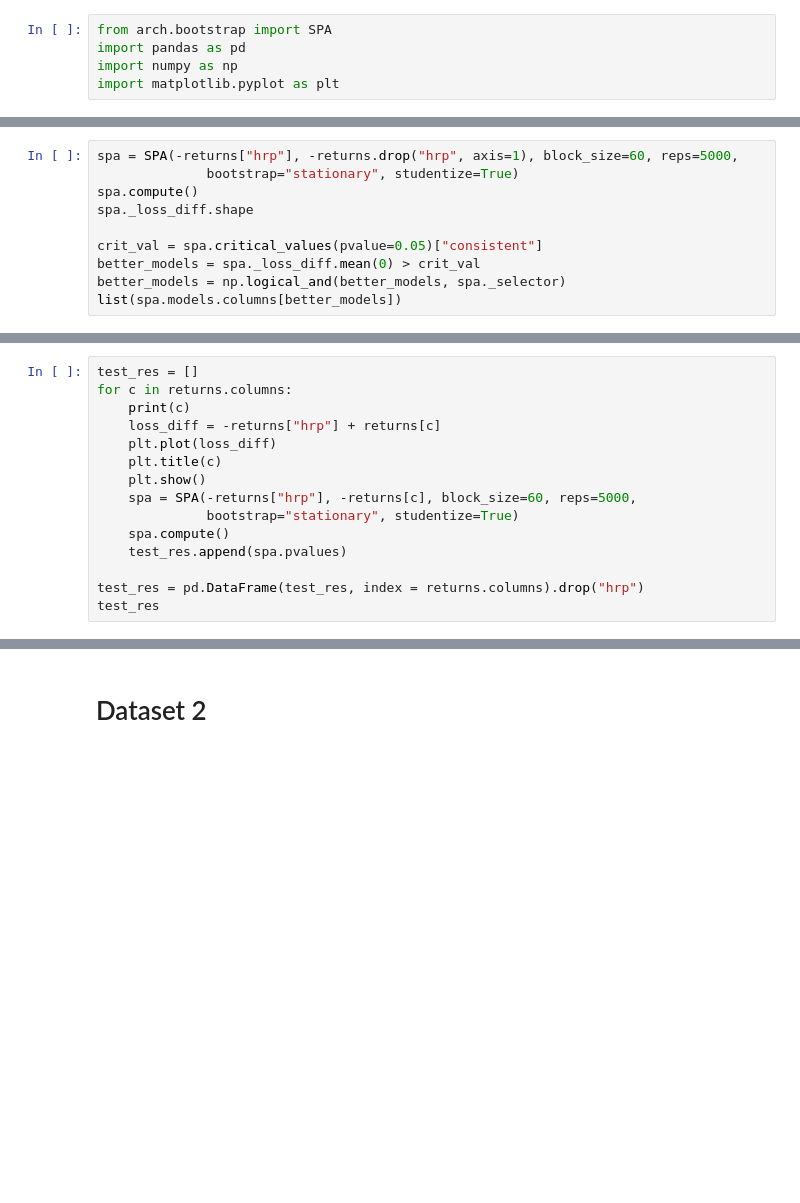
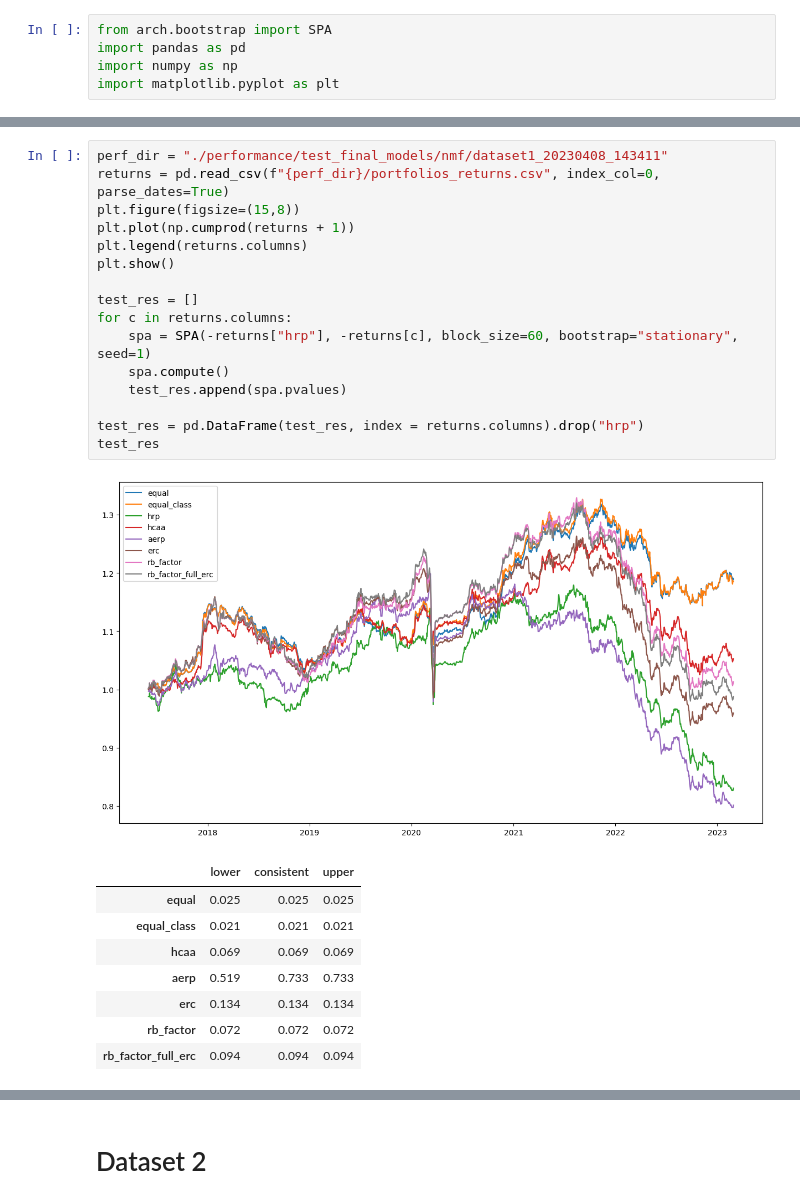
Before and after one commit to QuantLet/EmbeddingPortfolio, a Jupyter notebook: SPA Test.ipynb, the cells around one changed output, grey strips where cells are left out. Cells and saved outputs as stored; diff of their text form; blank space fills up the shorter version.

```diff
--- a/SPA Test.ipynb
+++ b/SPA Test.ipynb
@@ -29,10 +11,0 @@ plt.legend(returns.columns)
-# %%
-spa = SPA(-returns["hrp"], -returns.drop("hrp", axis=1), block_size=60, reps=5000,
-              bootstrap="stationary", studentize=True)
-spa.compute()
-spa._loss_diff.shape
-
-crit_val = spa.critical_values(pvalue=0.05)["consistent"]
-better_models = spa._loss_diff.mean(0) > crit_val
-better_models = np.logical_and(better_models, spa._selector)
-list(spa.models.columns[better_models])
@@ -48,15 +11,0 @@ list(spa.models.columns[better_models])
-# %%
-test_res = []
-for c in returns.columns:
-    print(c)
-    loss_diff = -returns["hrp"] + returns[c]
-    plt.plot(loss_diff)
-    plt.title(c)
-    plt.show()
-    spa = SPA(-returns["hrp"], -returns[c], block_size=60, reps=5000,
-              bootstrap="stationary", studentize=True)
-    spa.compute()
-    test_res.append(spa.pvalues)
-
-test_res = pd.DataFrame(test_res, index = returns.columns).drop("hrp")
-test_res
@@ -76,0 +12,26 @@ aeerc
+# %%
+perf_dir = "./performance/test_final_models/nmf/dataset1_20230408_143411"
+returns = pd.read_csv(f"{perf_dir}/portfolios_returns.csv", index_col=0, parse_dates=True)
+plt.figure(figsize=(15,8))
+plt.plot(np.cumprod(returns + 1))
+plt.legend(returns.columns)
+plt.show()
+
+test_res = []
+for c in returns.columns:
+    spa = SPA(-returns["hrp"], -returns[c], block_size=60, bootstrap="stationary", seed=1)
+    spa.compute()
+    test_res.append(spa.pvalues)
+
+test_res = pd.DataFrame(test_res, index = returns.columns).drop("hrp")
+test_res
+# %% [output]
+[figure, added]
+|  | lower | consistent | upper |
+| equal | 0.025 | 0.025 | 0.025 |
+| equal_class | 0.021 | 0.021 | 0.021 |
+| hcaa | 0.069 | 0.069 | 0.069 |
+| aerp | 0.519 | 0.733 | 0.733 |
+| erc | 0.134 | 0.134 | 0.134 |
+| rb_factor | 0.072 | 0.072 | 0.072 |
+| rb_factor_full_erc | 0.094 | 0.094 | 0.094 |
```
Also changed, not shown: parts of 14 cells of this notebook, 3 other files.
